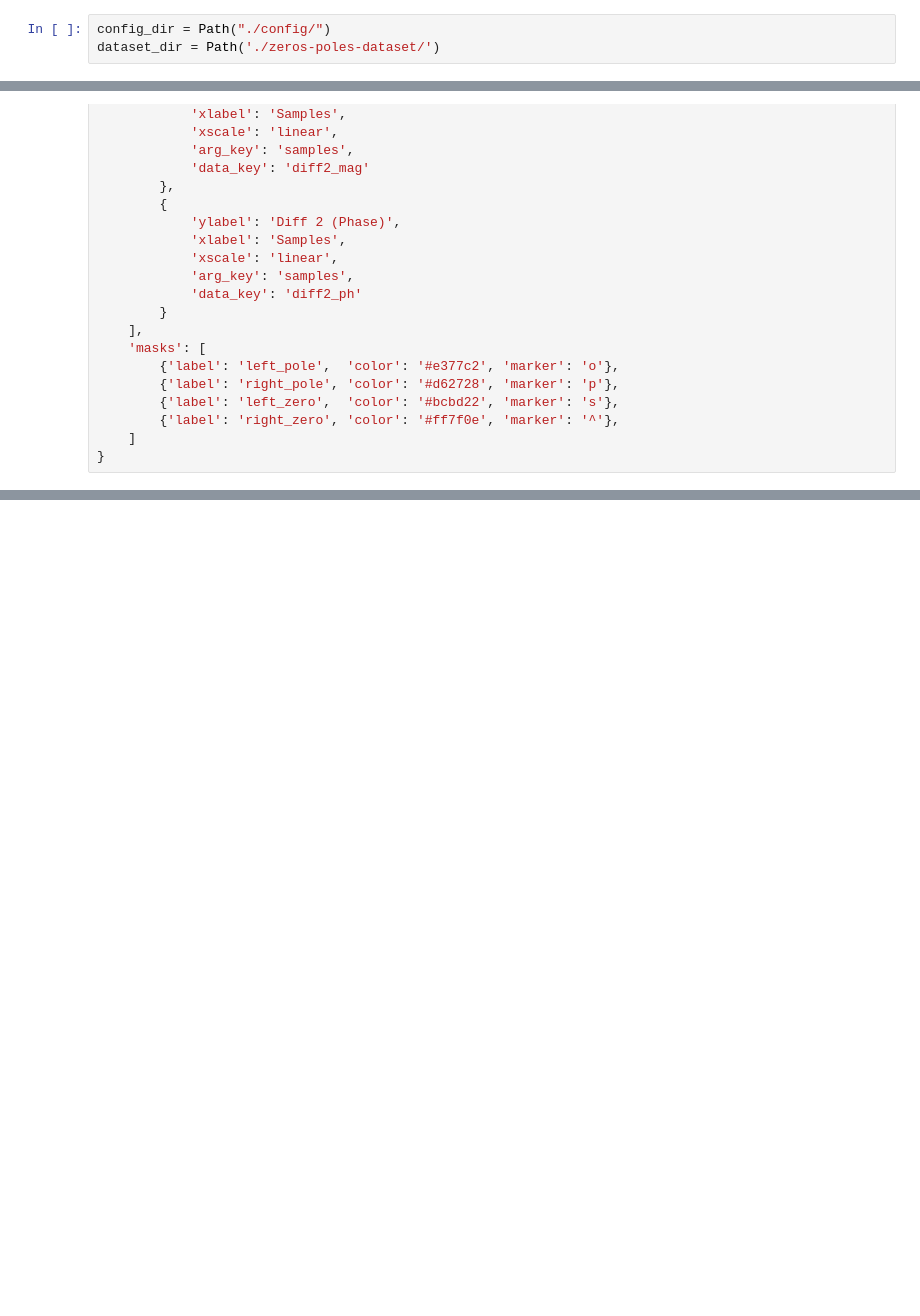
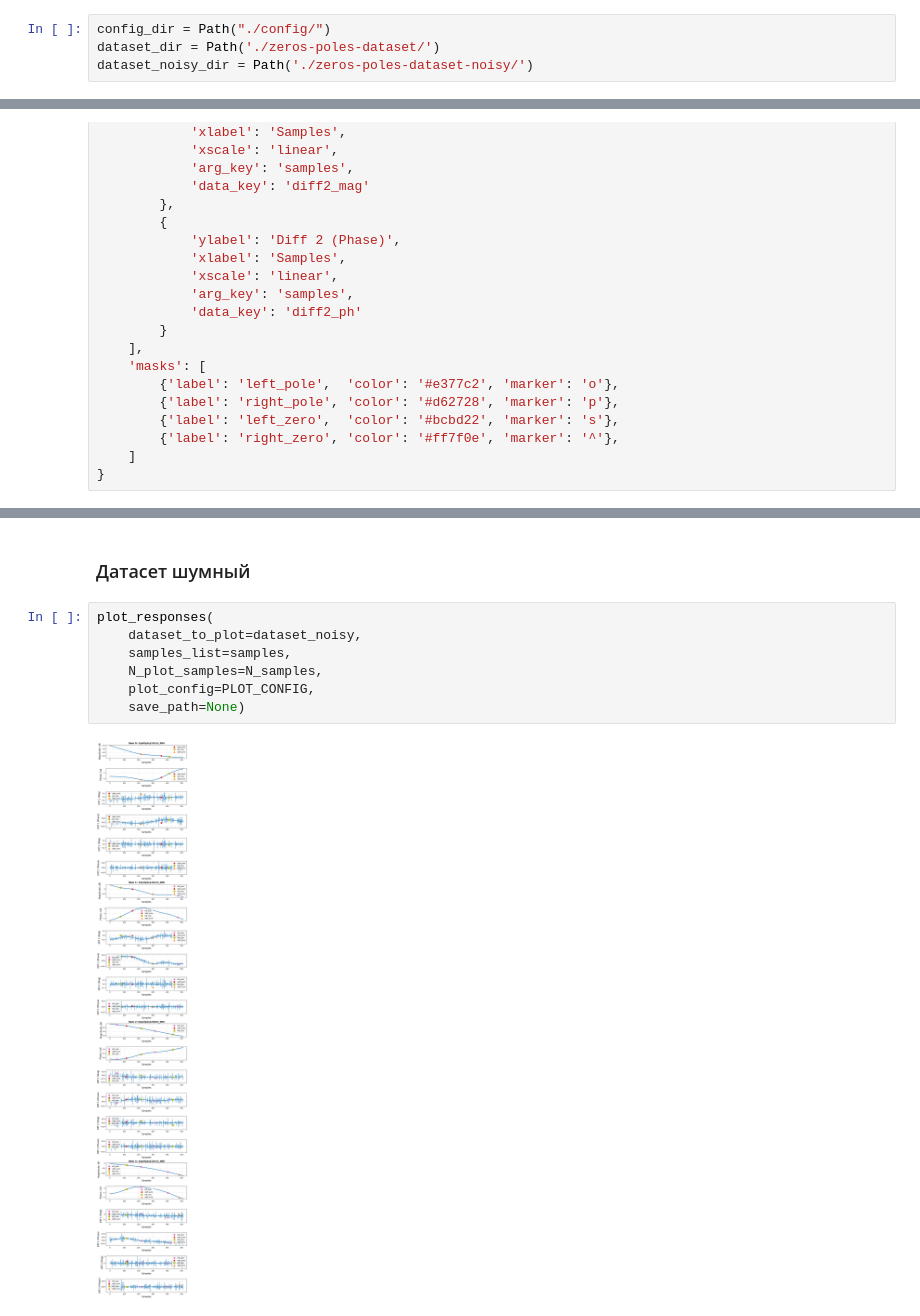
Before and after one commit to romangorbunov91/zeros-poles-masks, a Jupyter notebook: debug_nb.ipynb, the cells around one changed output, grey strips where cells are left out. Drawn from its saved outputs; the diff is of its cells as text; blank space fills up the shorter version.

```diff
--- a/debug_nb.ipynb
+++ b/debug_nb.ipynb
@@ -22,6 +22,7 @@ CUDA Version used by PyTorch: 12.6
 # %%
 config_dir = Path("./config/")
 dataset_dir = Path('./zeros-poles-dataset/')
+dataset_noisy_dir = Path('./zeros-poles-dataset-noisy/')
 # %% [markdown]
 Загрузка файла конфигурации.
 # %%
@@ -289,0 +235,11 @@ plot_frequency_responses(
+# %% [markdown]
+### Датасет шумный
+# %%
+plot_responses(
+    dataset_to_plot=dataset_noisy,
+    samples_list=samples,
+    N_plot_samples=N_samples,
+    plot_config=PLOT_CONFIG,
+    save_path=None)
+# %% [output]
+[figure, added]
```
Also changed, not shown: parts of 18 cells of this notebook, 1 other file.
